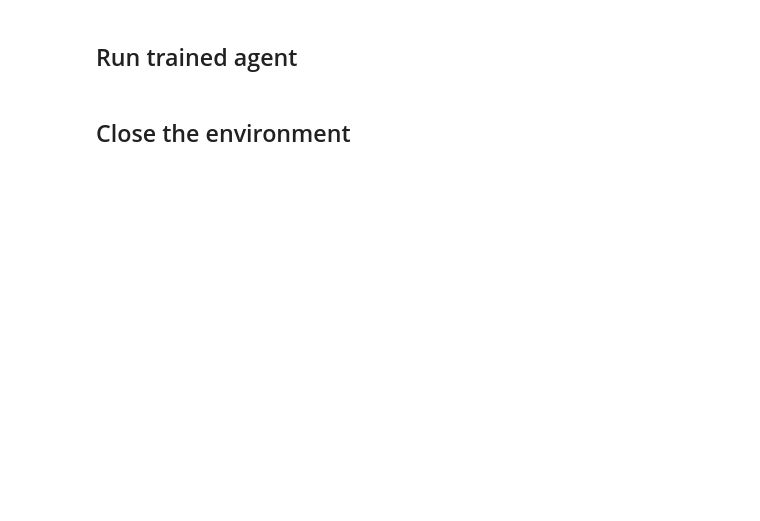
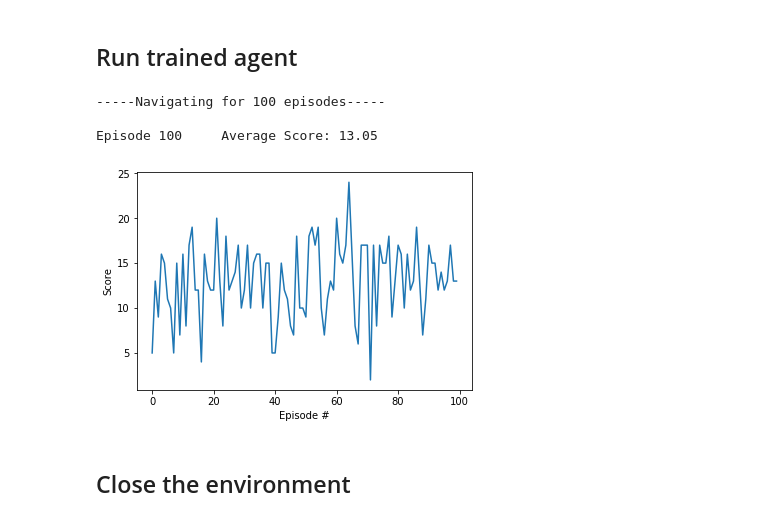
Before and after one commit to atbasu/deep-reinforcement-learning-navigation, a Jupyter notebook: Solution.ipynb, the cells around one changed output. Drawn from its saved outputs; the diff is of its cells as text; code cells hidden in the pictures; blank space fills up the shorter version.

```diff
--- a/Solution.ipynb
+++ b/Solution.ipynb
@@ -30,7 +47,7 @@ state_size = len(state)
 
 This function will run or train the agent. If the agent will reach average score of 13.0 over 100 consecutive episodes it will save the learned weights to the `checkpoint_dqn.pth` file. You can read this weights while initializing new agent to run trained agent
 # %%
-def navigate(agent, n_episodes=1000, max_t=1000, eps_start=1.0, eps_end=0.01, eps_decay=0.999, train=True):
+def navigate(agent, n_episodes=1000, max_t=1000, eps_start=1.0, eps_end=0.01, eps_decay=0.995, train=True):
     """Deep Q-Learning.
 
     Args
@@ -94,8 +192,23 @@ for eps_decay in [float(j)/1000 for j in range(999,990,-1)]:
 # %% [markdown]
 ## Run trained agent
 # %%
+print('\n-----Navigating for 100 episodes-----\n'.format(eps_decay))
 agent = Agent(state_size=state_size, action_size=action_size, seed=0, filename='checkpoint_dqn.pth')
 scores = navigate(agent, n_episodes=100, train=False)
+# %% [output]
+-----Navigating for 100 episodes-----
+
+Episode 100     Average Score: 13.05
+# %%
+fig = plt.figure()
+ax = fig.add_subplot(111)
+plt.plot(np.arange(len(scores)), scores)
+plt.ylabel('Score')
+plt.xlabel('Episode #')
+plt.savefig('images/average_scores_plot_{}_{}.png'.format(n_episodes,eps_decay))
+plt.show()
+# %% [output]
+[figure, added]
 # %% [markdown]
 ## Close the environment
 # %%
```
Also changed, not shown: parts of 2 cells of this notebook, 9 other files.
